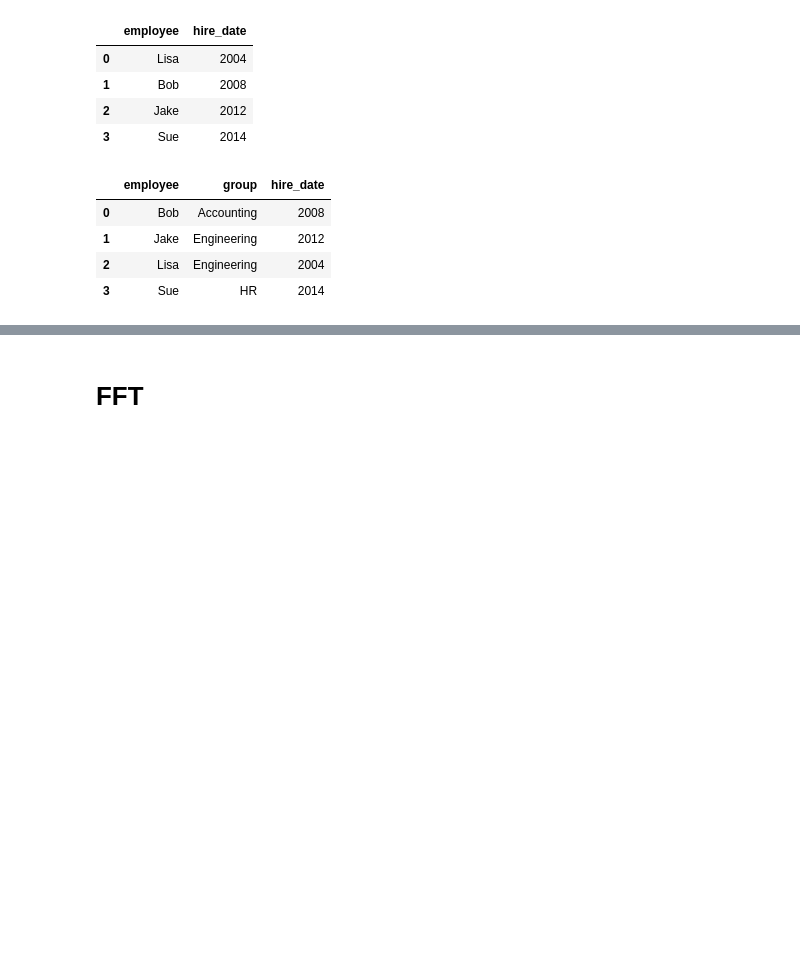
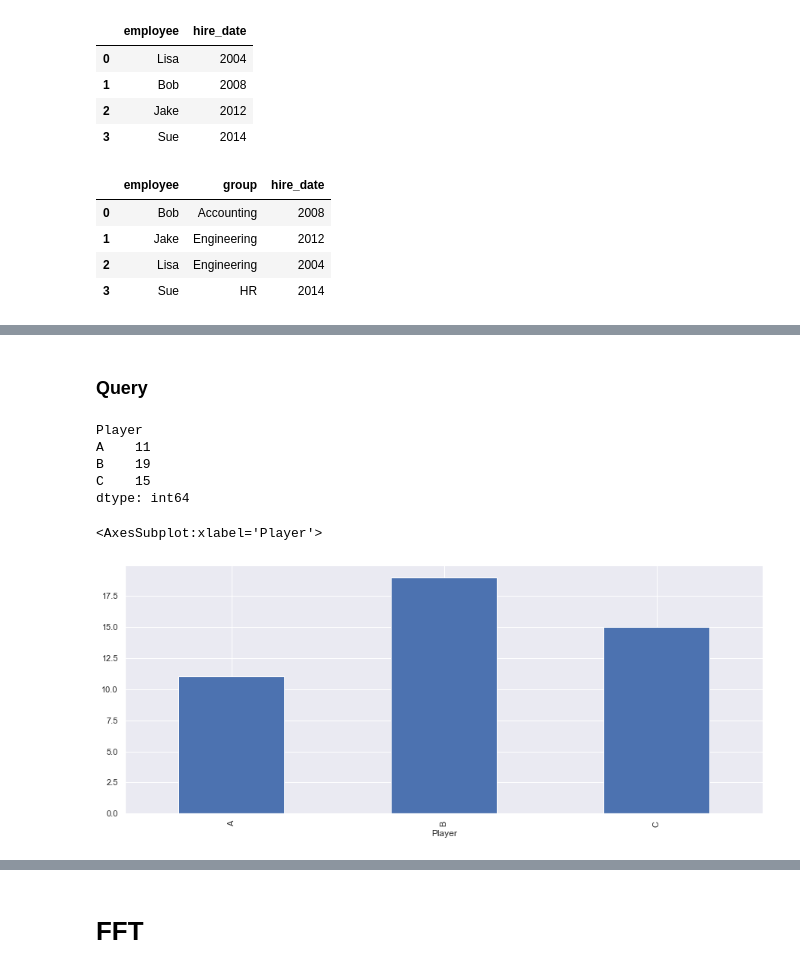
Before and after one commit to mathieugouin/tradesim, a Jupyter notebook: learning_notebook.ipynb, the cells around one changed output, grey strips where cells are left out. Cells and saved outputs as stored; diff of their text form; code cells hidden in the pictures; blank space fills up the shorter version.

Commit message:
Added pipe & query examples

```diff
--- a/learning_notebook.ipynb
+++ b/learning_notebook.ipynb
@@ -857,0 +861,8 @@ df1.merge(df2)
+# %%
+random.seed(1234) # for repeatability
+df = pd.DataFrame({
+    'Points': [random.choice([1,3]) for x in range(100)],
+    'Player': [random.choice(["A","B","C"]) for x in range(100)],
+    'Duration': [random.randint(20, 100) for x in range(100)]})
+
+df
@@ -857,0 +904,15 @@ df1.merge(df2)
+# %% [markdown]
+### Query
+# %%
+df.query("Points == 3").groupby("Player").size()
+# %% [output]
+Player
+A    11
+B    19
+C    15
+dtype: int64
+# %%
+df.query("Points == 3").groupby("Player").size().plot.bar()
+# %% [output]
+<AxesSubplot:xlabel='Player'>
+[figure, added]
```
Also changed, not shown: parts of 8 cells of this notebook.
